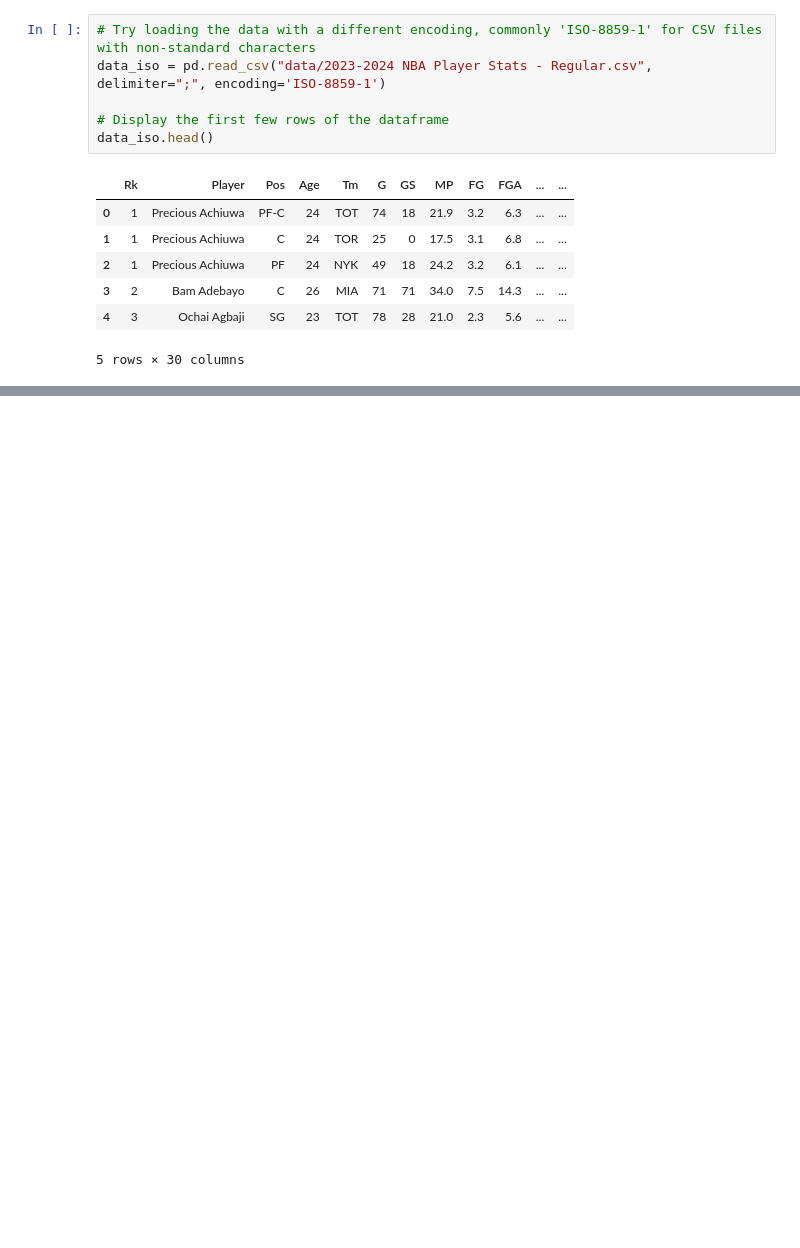
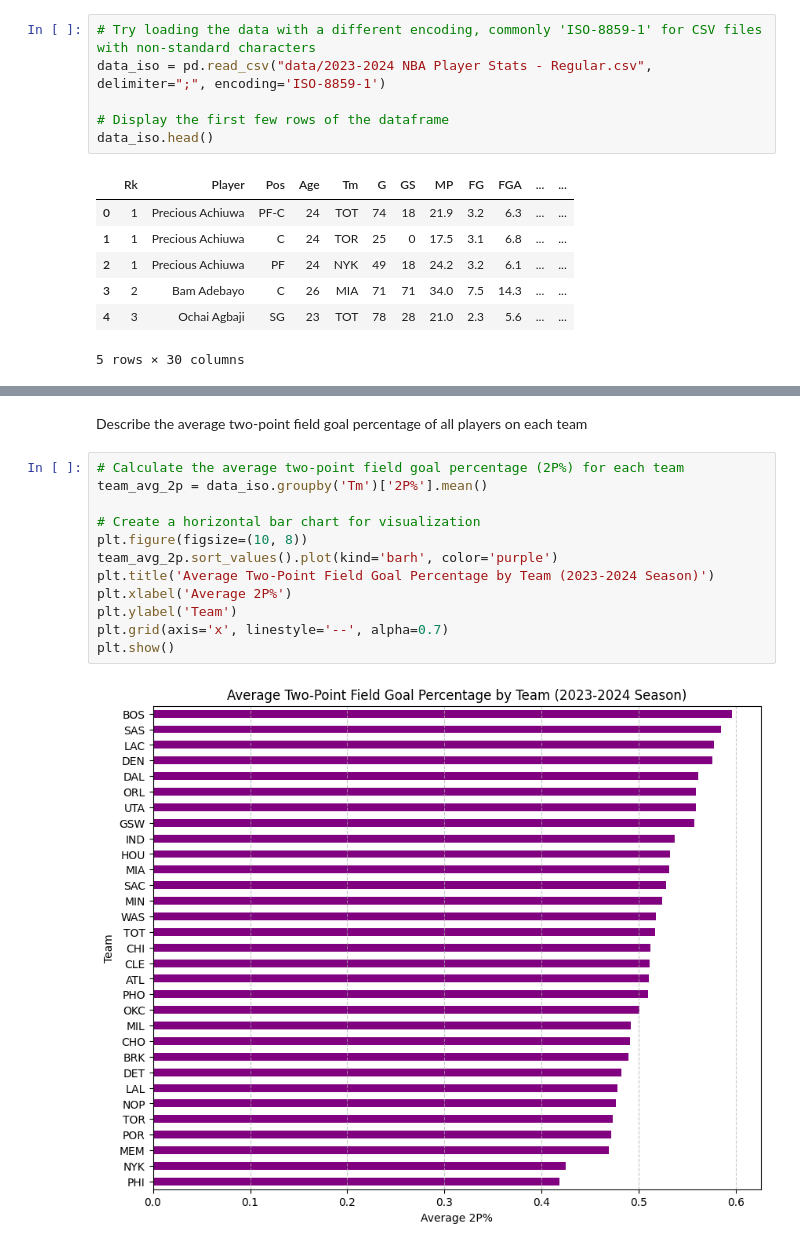
Before and after one commit to JintaoCao/IS_445_Final_Project, a Jupyter notebook: IS445_Jintao_Cao_Individual.ipynb, the cells around one changed output, grey strips where cells are left out. Cells and saved outputs as stored; diff of their text form; blank space fills up the shorter version.

```diff
--- a/IS445_Jintao_Cao_Individual.ipynb
+++ b/IS445_Jintao_Cao_Individual.ipynb
@@ -16,0 +96,16 @@ data_iso.head()
+# %% [markdown]
+Describe the average two-point field goal percentage of all players on each team
+# %%
+# Calculate the average two-point field goal percentage (2P%) for each team
+team_avg_2p = data_iso.groupby('Tm')['2P%'].mean()
+
+# Create a horizontal bar chart for visualization
+plt.figure(figsize=(10, 8))
+team_avg_2p.sort_values().plot(kind='barh', color='purple')
+plt.title('Average Two-Point Field Goal Percentage by Team (2023-2024 Season)')
+plt.xlabel('Average 2P%')
+plt.ylabel('Team')
+plt.grid(axis='x', linestyle='--', alpha=0.7)
+plt.show()
+# %% [output]
+[figure, added]
```
Also changed, not shown: parts of 14 cells of this notebook, 2 other files.
